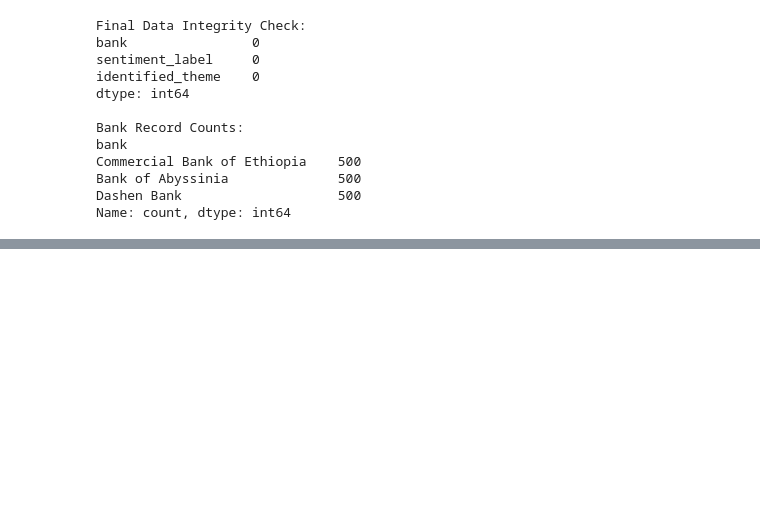
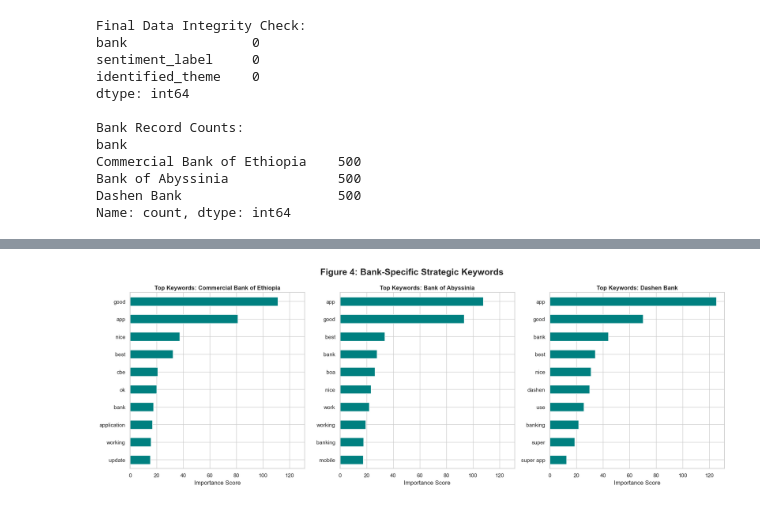
Before and after one commit to bethelhemf/fintech-review-analytics, a Jupyter notebook: notebooks/analysis_report.ipynb, the cells around one changed output, grey strips where cells are left out. Saved outputs shown, nothing was run; the diff lists cells and outputs as text; code cells hidden in the pictures; blank space fills up the shorter version.

```diff
--- a/notebooks/analysis_report.ipynb
+++ b/notebooks/analysis_report.ipynb
@@ -199,0 +156,26 @@ Name: count, dtype: int64
+# %%
+# Visual 4: Customer Vocabulary (Faceted TF-IDF)
+from sklearn.feature_extraction.text import TfidfVectorizer
+
+fig, axes = plt.subplots(1, 3, figsize=(18, 6), sharex=True)
+banks = df['bank'].unique()
+
+for i, bank in enumerate(banks):
+    # Filter text for this specific bank
+    bank_text = df[df['bank'] == bank]['review_text'].astype(str)
+
+    # Calculate TF-IDF
+    vec = TfidfVectorizer(stop_words='english', ngram_range=(1,2), max_features=10)
+    weights = vec.fit_transform(bank_text)
+    keywords = pd.DataFrame(weights.toarray(), columns=vec.get_feature_names_out()).sum().sort_values(ascending=True)
+
+    # Plot to subplot
+    keywords.plot(kind='barh', ax=axes[i], color='teal')
+    axes[i].set_title(f'Top Keywords: {bank}', fontweight='bold')
+    axes[i].set_xlabel('Importance Score')
+
+plt.tight_layout()
+plt.suptitle('Figure 4: Bank-Specific Strategic Keywords', fontsize=18, fontweight='bold', y=1.05)
+plt.show()
+# %% [output]
+[figure, added]
```
Also changed, not shown: parts of 12 cells of this notebook.
